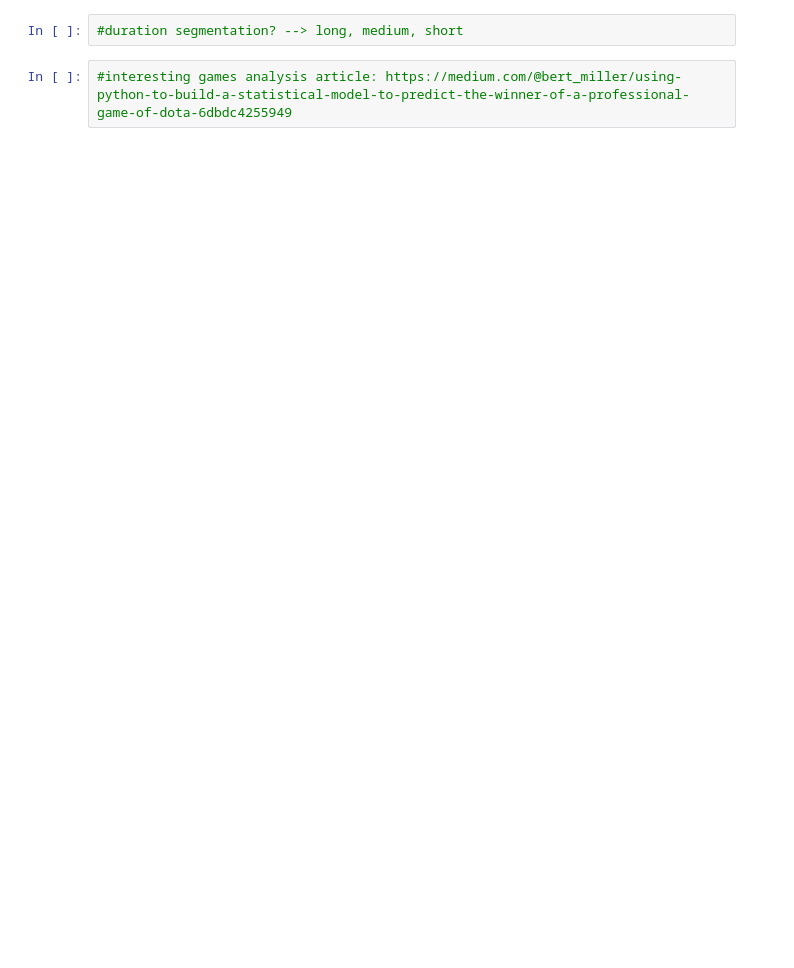
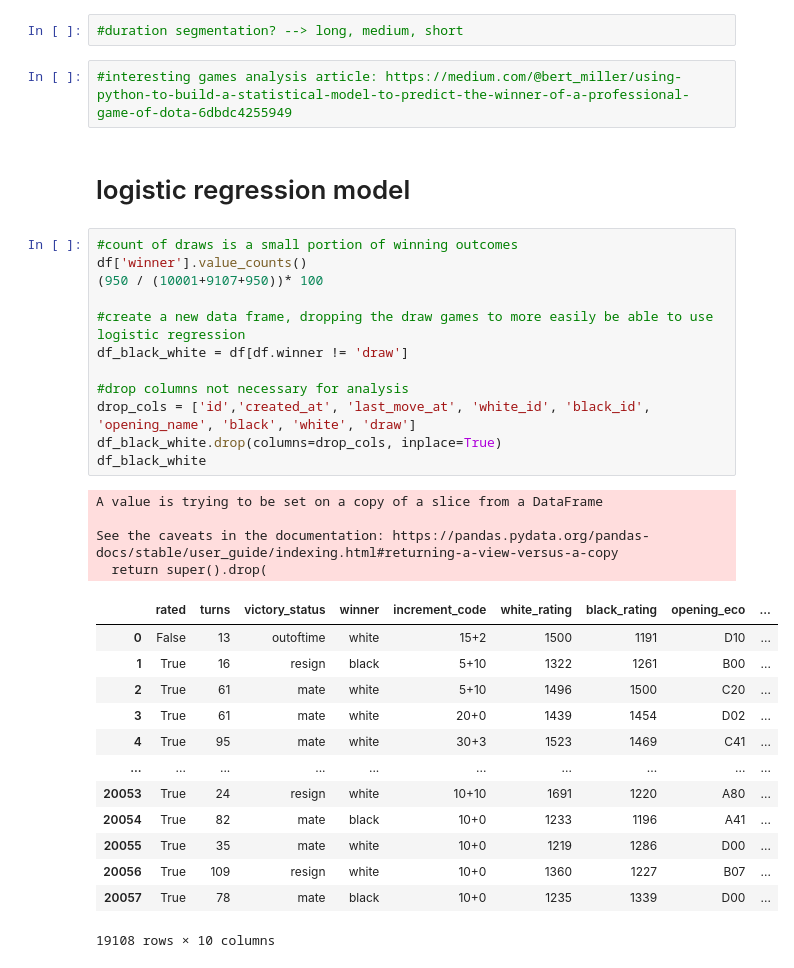
Before and after one commit to jonrosner/chess-game-analysis, a Jupyter notebook: JLM_notebook.ipynb, the cells around one changed output. Saved outputs shown, nothing was run; the diff lists cells and outputs as text; blank space fills up the shorter version.

Commit message:
logistic regression

```diff
--- a/JLM_notebook.ipynb
+++ b/JLM_notebook.ipynb
@@ -168,3 +173,35 @@ df.corr().head()
 #duration segmentation? --> long, medium, short
 # %%
 #interesting games analysis article: https://medium.com/@bert_miller/using-python-to-build-a-statistical-model-to-predict-the-winner-of-a-professional-game-of-dota-6dbdc4255949
+# %% [markdown]
+# logistic regression model
+# %%
+#count of draws is a small portion of winning outcomes
+df['winner'].value_counts()
+(950 / (10001+9107+950))* 100
+
+#create a new data frame, dropping the draw games to more easily be able to use logistic regression
+df_black_white = df[df.winner != 'draw']
+
+#drop columns not necessary for analysis
+drop_cols = ['id','created_at', 'last_move_at', 'white_id', 'black_id', 'opening_name', 'black', 'white', 'draw']
+df_black_white.drop(columns=drop_cols, inplace=True)
+df_black_white
+# %% [output]
+A value is trying to be set on a copy of a slice from a DataFrame
+
+See the caveats in the documentation: https://pandas.pydata.org/pandas-docs/stable/user_guide/indexing.html#returning-a-view-versus-a-copy
+  return super().drop(
+|  | rated | turns | victory_status | winner | increment_code | white_rating | black_rating | opening_eco | ... |
+| 0 | False | 13 | outoftime | white | 15+2 | 1500 | 1191 | D10 | ... |
+| 1 | True | 16 | resign | black | 5+10 | 1322 | 1261 | B00 | ... |
+| 2 | True | 61 | mate | white | 5+10 | 1496 | 1500 | C20 | ... |
+| 3 | True | 61 | mate | white | 20+0 | 1439 | 1454 | D02 | ... |
+| 4 | True | 95 | mate | white | 30+3 | 1523 | 1469 | C41 | ... |
+| ... | ... | ... | ... | ... | ... | ... | ... | ... | ... |
+| 20053 | True | 24 | resign | white | 10+10 | 1691 | 1220 | A80 | ... |
+| 20054 | True | 82 | mate | black | 10+0 | 1233 | 1196 | A41 | ... |
+| 20055 | True | 35 | mate | white | 10+0 | 1219 | 1286 | D00 | ... |
+| 20056 | True | 109 | resign | white | 10+0 | 1360 | 1227 | B07 | ... |
+| 20057 | True | 78 | mate | black | 10+0 | 1235 | 1339 | D00 | ... |
+19108 rows × 10 columns
```
Also changed, not shown: parts of 16 cells of this notebook.
